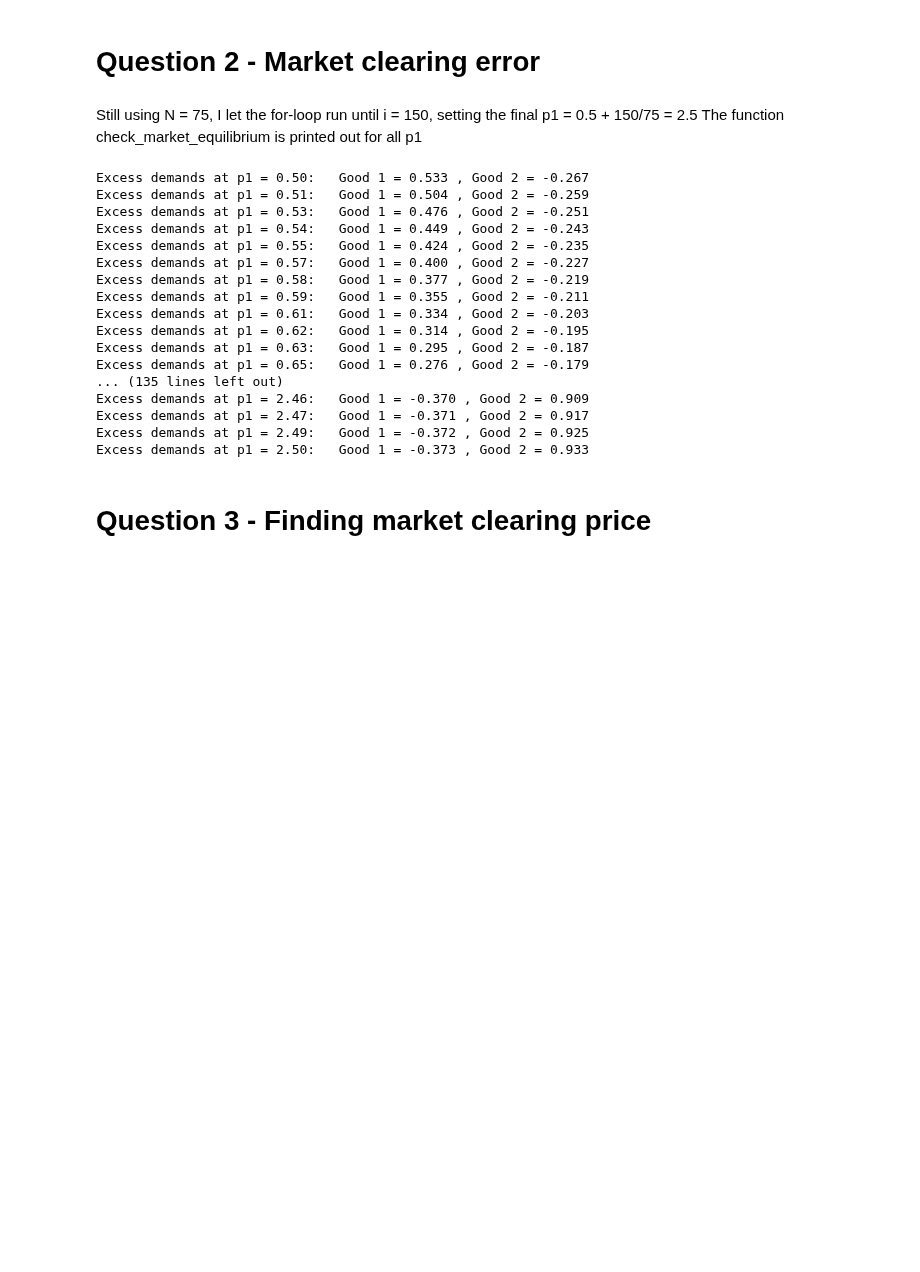
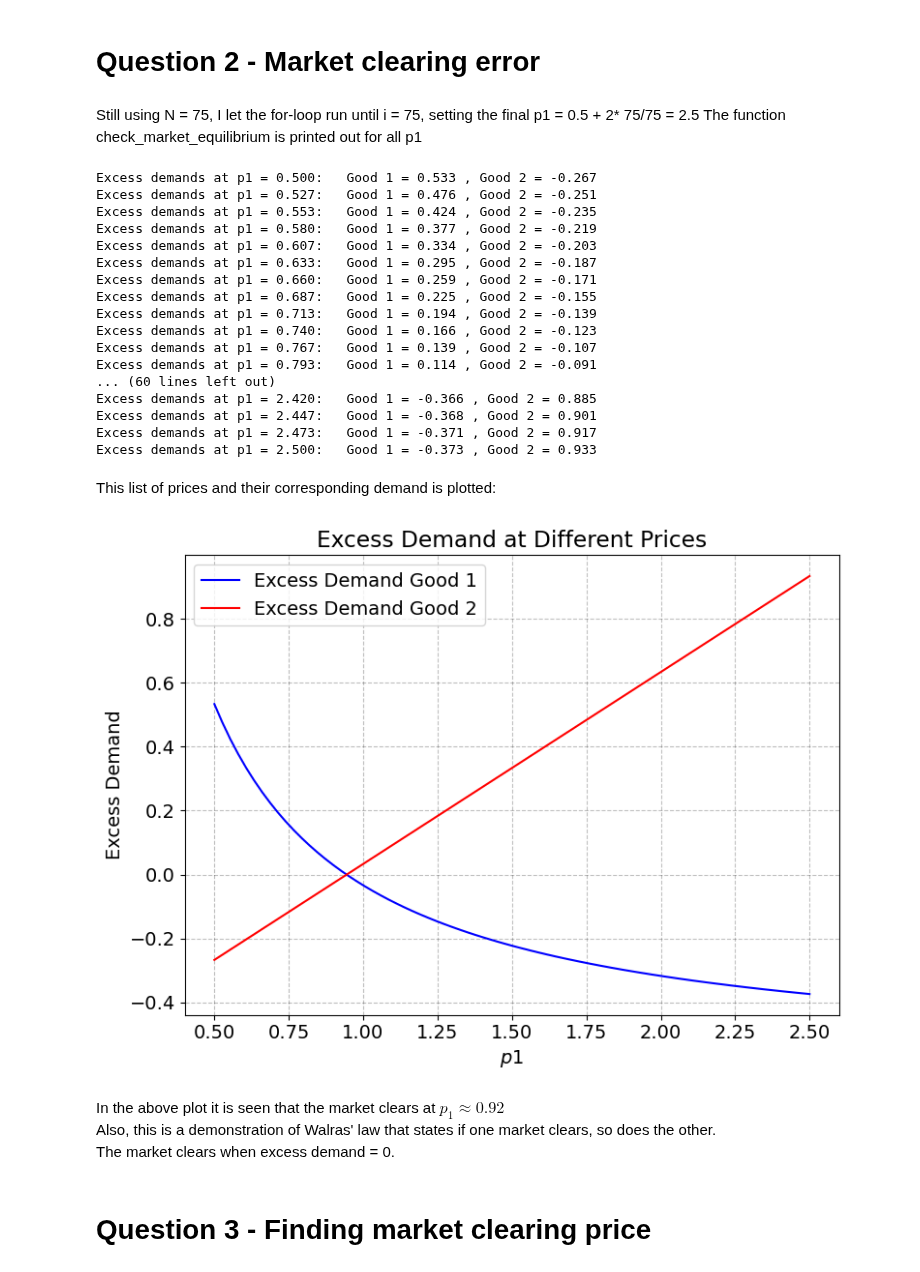
Before and after one commit to NumEconCopenhagen/projects-2024-kt, a Jupyter notebook: inauguralproject/inauguralproject.ipynb, the cells around one changed output. Drawn from its saved outputs; the diff is of its cells as text; code cells hidden in the pictures; blank space fills up the shorter version.

```diff
--- a/inauguralproject/inauguralproject.ipynb
+++ b/inauguralproject/inauguralproject.ipynb
@@ -74,37 +72,63 @@ No artists with labels found to put in legend.  Note that artists whose label st
 # %% [markdown]
 # Question 2 - Market clearing error
 # %% [markdown]
-Still using N = 75, I let the for-loop run until i = 150, setting the final p1 = 0.5 + 150/75 = 2.5
+Still using N = 75, I let the for-loop run until i = 75, setting the final p1 = 0.5 + 2* 75/75 = 2.5
 The function check_market_equilibrium is printed out for all p1
 # %%
 P1 = []
-N = 75
+eps_good_1 = []
+eps_good_2 = []
 
-for i in range(2 * N + 1):
-    p1 = 0.5 + i / N
+for i in range(N + 1):
+    p1 = 0.5 + 2 * i/ N
     P1.append(p1)
 
 for p1 in P1:
     q2_market = model.check_market_clearing(p1)
-    print(f'Excess demands at p1 = {p1:1.2f}:   Good 1 = {q2_market[0]:1.3f} , Good 2 = {q2_market[1]:1.3f}')
+    print(f'Excess demands at p1 = {p1:1.3f}:   Good 1 = {q2_market[0]:1.3f} , Good 2 = {q2_market[1]:1.3f}')
+    eps_good_1.append(q2_market[0])
+    eps_good_2.append(q2_market[1])
 # %% [output]
-Excess demands at p1 = 0.50:   Good 1 = 0.533 , Good 2 = -0.267
-Excess demands at p1 = 0.51:   Good 1 = 0.504 , Good 2 = -0.259
-Excess demands at p1 = 0.53:   Good 1 = 0.476 , Good 2 = -0.251
-Excess demands at p1 = 0.54:   Good 1 = 0.449 , Good 2 = -0.243
-Excess demands at p1 = 0.55:   Good 1 = 0.424 , Good 2 = -0.235
-Excess demands at p1 = 0.57:   Good 1 = 0.400 , Good 2 = -0.227
-Excess demands at p1 = 0.58:   Good 1 = 0.377 , Good 2 = -0.219
-Excess demands at p1 = 0.59:   Good 1 = 0.355 , Good 2 = -0.211
-Excess demands at p1 = 0.61:   Good 1 = 0.334 , Good 2 = -0.203
-Excess demands at p1 = 0.62:   Good 1 = 0.314 , Good 2 = -0.195
-Excess demands at p1 = 0.63:   Good 1 = 0.295 , Good 2 = -0.187
-Excess demands at p1 = 0.65:   Good 1 = 0.276 , Good 2 = -0.179
-... (135 lines left out)
-Excess demands at p1 = 2.46:   Good 1 = -0.370 , Good 2 = 0.909
-Excess demands at p1 = 2.47:   Good 1 = -0.371 , Good 2 = 0.917
-Excess demands at p1 = 2.49:   Good 1 = -0.372 , Good 2 = 0.925
-Excess demands at p1 = 2.50:   Good 1 = -0.373 , Good 2 = 0.933
+Excess demands at p1 = 0.500:   Good 1 = 0.533 , Good 2 = -0.267
+Excess demands at p1 = 0.527:   Good 1 = 0.476 , Good 2 = -0.251
+Excess demands at p1 = 0.553:   Good 1 = 0.424 , Good 2 = -0.235
+Excess demands at p1 = 0.580:   Good 1 = 0.377 , Good 2 = -0.219
+Excess demands at p1 = 0.607:   Good 1 = 0.334 , Good 2 = -0.203
+Excess demands at p1 = 0.633:   Good 1 = 0.295 , Good 2 = -0.187
+Excess demands at p1 = 0.660:   Good 1 = 0.259 , Good 2 = -0.171
+Excess demands at p1 = 0.687:   Good 1 = 0.225 , Good 2 = -0.155
+Excess demands at p1 = 0.713:   Good 1 = 0.194 , Good 2 = -0.139
+Excess demands at p1 = 0.740:   Good 1 = 0.166 , Good 2 = -0.123
+Excess demands at p1 = 0.767:   Good 1 = 0.139 , Good 2 = -0.107
+Excess demands at p1 = 0.793:   Good 1 = 0.114 , Good 2 = -0.091
+... (60 lines left out)
+Excess demands at p1 = 2.420:   Good 1 = -0.366 , Good 2 = 0.885
+Excess demands at p1 = 2.447:   Good 1 = -0.368 , Good 2 = 0.901
+Excess demands at p1 = 2.473:   Good 1 = -0.371 , Good 2 = 0.917
+Excess demands at p1 = 2.500:   Good 1 = -0.373 , Good 2 = 0.933
+# %% [markdown]
+This list of prices and their corresponding demand is plotted:
+# %%
+plt.figure(figsize=(8, 6))
+plt.plot(P1, eps_good_1, color='blue', label='Excess Demand Good 1')
+plt.plot(P1, eps_good_2, color='red', label='Excess Demand Good 2')
+
+# Add labels and title
+plt.xlabel('$p1$')
+plt.ylabel('Excess Demand')
+plt.title('Excess Demand at Different Prices')
+plt.legend()
+
+# Show plot
+plt.grid(True)
+plt.tight_layout()
+plt.show()
+# %% [output]
+[figure, added]
+# %% [markdown]
+In the above plot it is seen that the market clears at $p_1 \approx 0.92$\
+Also, this is a demonstration of Walras' law that states if one market clears, so does the other.\
+The market clears when excess demand = 0.
 # %% [markdown]
 # Question 3 - Finding market clearing price
 # %% [markdown]
```
Also changed, not shown: parts of 4 cells of this notebook, 1 other file.
